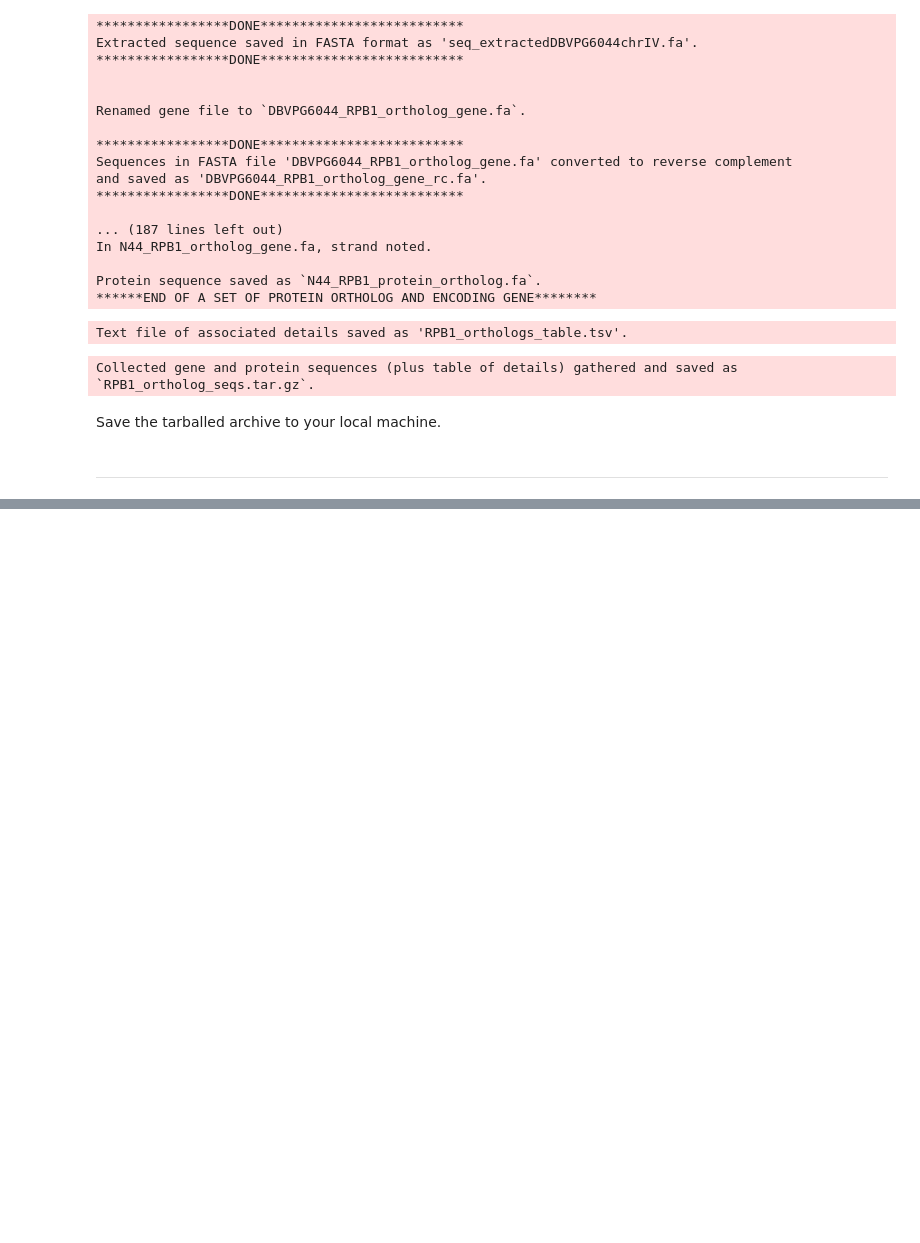
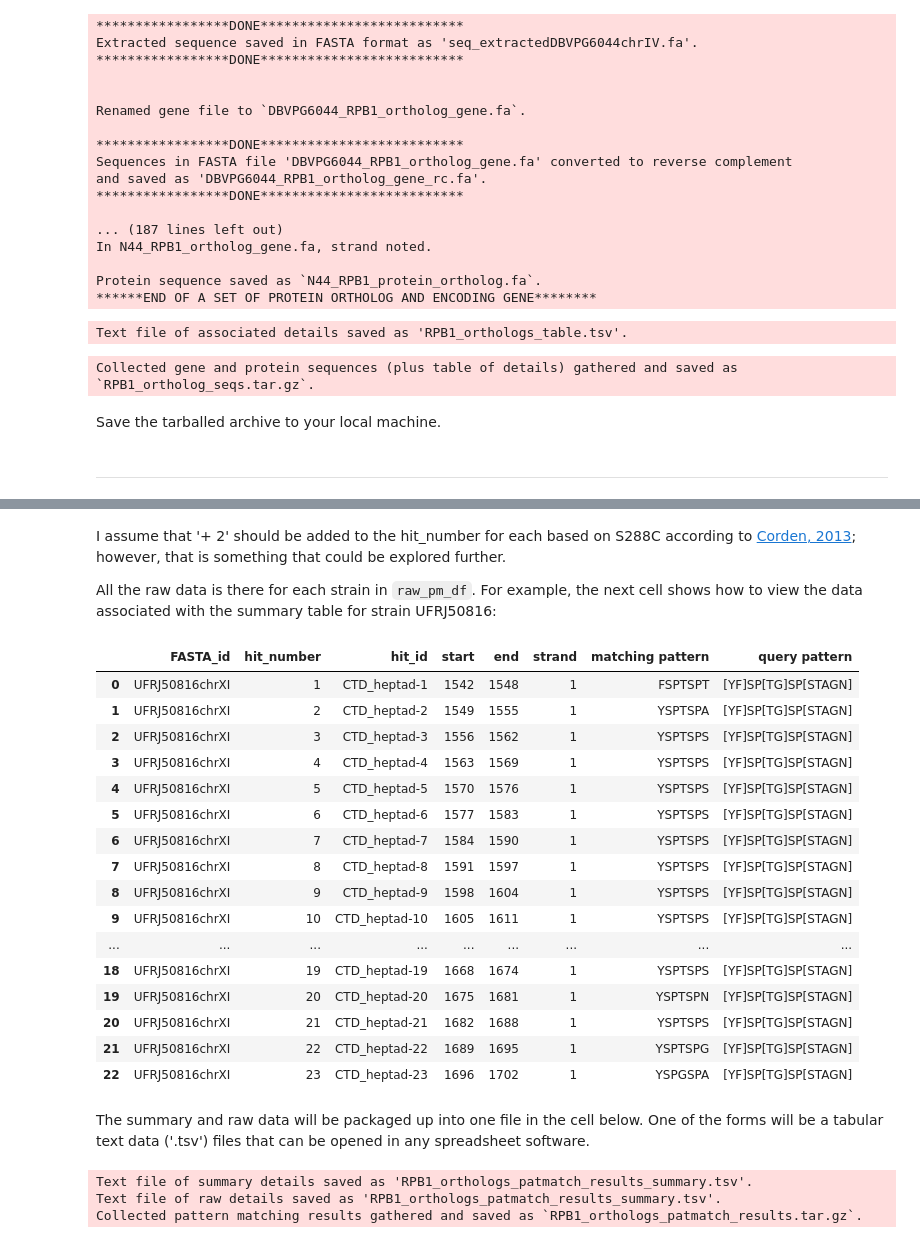
Before and after one commit to fomightez/blast-binder, a Jupyter notebook: notebooks/GSD/GSD Rpb1_orthologs_in_PB_genomes.ipynb, the cells around one changed output, grey strips where cells are left out. Saved outputs shown, nothing was run; the diff lists cells and outputs as text; code cells hidden in the pictures; blank space fills up the shorter version.

Commit message:
expand notebook to include counting with patmatch and reference it in simpler example

```diff
--- a/notebooks/GSD/GSD Rpb1_orthologs_in_PB_genomes.ipynb
+++ b/notebooks/GSD/GSD Rpb1_orthologs_in_PB_genomes.ipynb
@@ -704,0 +727,27 @@ Save the tarballed archive to your local machine.
+# %%
+%%time
+%%capture
+# Go through each protein sequence file and look for matches to heptad pattern
+
+# LATER POSSIBLE IMPROVEMENT. Translate pasted gene sequence and add SGD REF S228C as first in list `prot_seqs_fn_list`. Because
+# although this set of orthologs includes essentially S228C, other lists won't and best to have reference for comparing.
+
+
+heptad_pattern = "[YF]SP[TG]SP[STAGN]" # will catch repats#2 through #26 of S288C according to Corden, 2013 PMID: 24040939
+
+from patmatch_results_to_df import patmatch_results_to_df
+sum_dfs = []
+raw_dfs = []
+for prot_seq_fn in prot_seqs_fn_list:
+    !perl ../../patmatch_1.2/unjustify_fasta.pl {prot_seq_fn}
+    output = !perl ../../patmatch_1.2/patmatch.pl -p {heptad_pattern} {prot_seq_fn}.prepared
+    os.remove(os.path.join(prot_seq_fn+".prepared")) #delete file made for PatMatch
+    raw_pm_df = patmatch_results_to_df(output.n, pattern=heptad_pattern, name="CTD_heptad")
+    raw_pm_df.sort_values('hit_number', ascending=False, inplace=True)
+    sum_dfs.append(raw_pm_df.groupby('FASTA_id').head(1))
+    raw_dfs.append(raw_pm_df)
+sum_pm_df = pd.concat(sum_dfs, ignore_index=True)
+sum_pm_df.sort_values('hit_number', ascending=False, inplace=True)
+sum_pm_df = sum_pm_df[['FASTA_id','hit_number']]
+sum_pm_df = sum_pm_df.reset_index(drop=True)
+raw_pm_df = pd.concat(raw_dfs, ignore_index=True)
@@ -704,0 +775,53 @@ Save the tarballed archive to your local machine.
+# %% [markdown]
+I assume that '+ 2' should be added to the hit_number for each based on S288C according to [Corden, 2013](https://www.ncbi.nlm.nih.gov/pubmed/24040939); however, that is something that could be explored further.
+
+All the raw data is there for each strain in `raw_pm_df`. For example, the next cell shows how to view the data associated with the summary table for strain UFRJ50816:
+# %%
+UFRJ50816 = raw_pm_df[raw_pm_df['FASTA_id'] == 'UFRJ50816chrXI'].sort_values('hit_number', ascending=True).reset_index(drop=True)
+UFRJ50816
+# %% [output]
+|  | FASTA_id | hit_number | hit_id | start | end | strand | matching pattern | query pattern |
+| 0 | UFRJ50816chrXI | 1 | CTD_heptad-1 | 1542 | 1548 | 1 | FSPTSPT | [YF]SP[TG]SP[STAGN] |
+| 1 | UFRJ50816chrXI | 2 | CTD_heptad-2 | 1549 | 1555 | 1 | YSPTSPA | [YF]SP[TG]SP[STAGN] |
+| 2 | UFRJ50816chrXI | 3 | CTD_heptad-3 | 1556 | 1562 | 1 | YSPTSPS | [YF]SP[TG]SP[STAGN] |
+| 3 | UFRJ50816chrXI | 4 | CTD_heptad-4 | 1563 | 1569 | 1 | YSPTSPS | [YF]SP[TG]SP[STAGN] |
+| 4 | UFRJ50816chrXI | 5 | CTD_heptad-5 | 1570 | 1576 | 1 | YSPTSPS | [YF]SP[TG]SP[STAGN] |
+| 5 | UFRJ50816chrXI | 6 | CTD_heptad-6 | 1577 | 1583 | 1 | YSPTSPS | [YF]SP[TG]SP[STAGN] |
+| 6 | UFRJ50816chrXI | 7 | CTD_heptad-7 | 1584 | 1590 | 1 | YSPTSPS | [YF]SP[TG]SP[STAGN] |
+| 7 | UFRJ50816chrXI | 8 | CTD_heptad-8 | 1591 | 1597 | 1 | YSPTSPS | [YF]SP[TG]SP[STAGN] |
+| 8 | UFRJ50816chrXI | 9 | CTD_heptad-9 | 1598 | 1604 | 1 | YSPTSPS | [YF]SP[TG]SP[STAGN] |
+| 9 | UFRJ50816chrXI | 10 | CTD_heptad-10 | 1605 | 1611 | 1 | YSPTSPS | [YF]SP[TG]SP[STAGN] |
+| ... | ... | ... | ... | ... | ... | ... | ... | ... |
+| 18 | UFRJ50816chrXI | 19 | CTD_heptad-19 | 1668 | 1674 | 1 | YSPTSPS | [YF]SP[TG]SP[STAGN] |
+| 19 | UFRJ50816chrXI | 20 | CTD_heptad-20 | 1675 | 1681 | 1 | YSPTSPN | [YF]SP[TG]SP[STAGN] |
+| 20 | UFRJ50816chrXI | 21 | CTD_heptad-21 | 1682 | 1688 | 1 | YSPTSPS | [YF]SP[TG]SP[STAGN] |
+| 21 | UFRJ50816chrXI | 22 | CTD_heptad-22 | 1689 | 1695 | 1 | YSPTSPG | [YF]SP[TG]SP[STAGN] |
+| 22 | UFRJ50816chrXI | 23 | CTD_heptad-23 | 1696 | 1702 | 1 | YSPGSPA | [YF]SP[TG]SP[STAGN] |
+# %% [markdown]
+The summary and raw data will be packaged up into one file in the cell below. One of the forms will be a tabular text data ('.tsv') files that can be opened in any spreadsheet software.
+# %%
+# save summary and raw results for use elsewhere (or use `.pkl` files for reloading the pickled dataframe into Python/pandas)
+patmatch_fn_prefix = gene_name + "_orthologs_patmatch_results"
+patmatchsum_fn_prefix = gene_name + "_orthologs_patmatch_results_summary"
+patmatch_fn = patmatch_fn_prefix + ".tsv"
+pkl_patmatch_fn = patmatch_fn_prefix + ".pkl"
+patmatchsum_fn = patmatchsum_fn_prefix + ".tsv"
+pklsum_patmatch_fn = patmatchsum_fn_prefix + ".pkl"
+import pandas as pd
+sum_pm_df.to_pickle(pklsum_patmatch_fn)
+sum_pm_df.to_csv(patmatchsum_fn, sep='\t') # keep index is default
+sys.stderr.write("Text file of summary details saved as '{}'.".format(patmatchsum_fn))
+raw_pm_df.to_pickle(pkl_patmatch_fn)
+raw_pm_df.to_csv(patmatch_fn, sep='\t') # keep index is default
+sys.stderr.write("\nText file of raw details saved as '{}'.".format(patmatchsum_fn))
+# pack up archive dataframes
+pm_dfs_list = [patmatch_fn,pkl_patmatch_fn,patmatchsum_fn,pklsum_patmatch_fn]
+archive_file_name = patmatch_fn_prefix+".tar.gz"
+!tar czf {archive_file_name} {" ".join(pm_dfs_list)} # use the list for archiving command
+sys.stderr.write("\nCollected pattern matching"
+                 " results gathered and saved as "
+                 "`{}`.".format(archive_file_name))
+# %% [output]
+Text file of summary details saved as 'RPB1_orthologs_patmatch_results_summary.tsv'.
+Text file of raw details saved as 'RPB1_orthologs_patmatch_results_summary.tsv'.
+Collected pattern matching results gathered and saved as `RPB1_orthologs_patmatch_results.tar.gz`.
```
Also changed, not shown: parts of 14 cells of this notebook, 1 other file.
